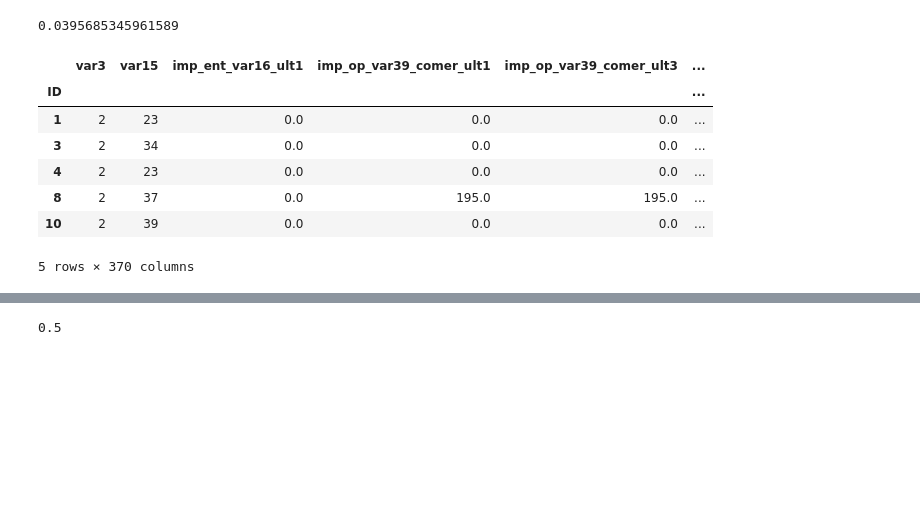
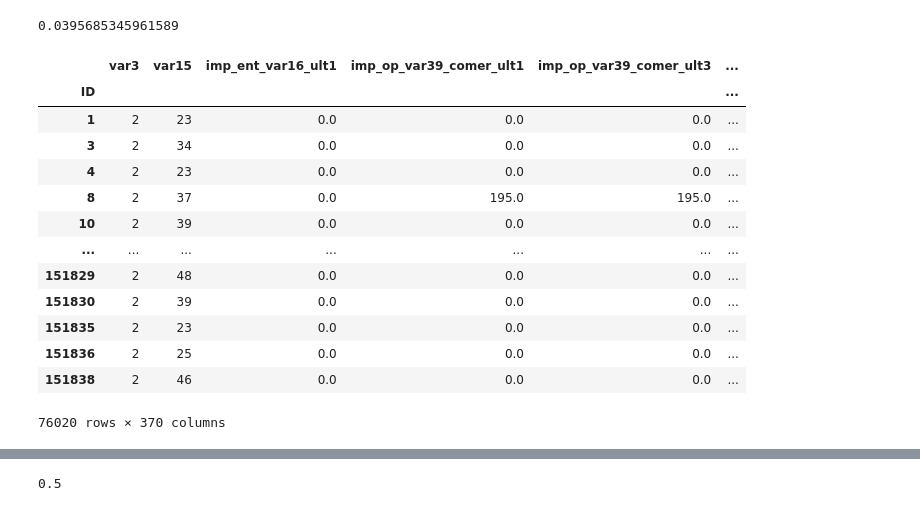
Before and after one commit to eliassantannaramos/Project3_Santander_Satisfaction, a Jupyter notebook: Main.ipynb, the cells around one changed output, grey strips where cells are left out. Saved outputs shown, nothing was run; the diff lists cells and outputs as text; code cells hidden in the pictures; blank space fills up the shorter version.

```diff
--- a/Main.ipynb
+++ b/Main.ipynb
@@ -49,17 +57,25 @@ Num_sat=int(df.iloc[1])
 df_train["TARGET"].mean()
 # %% [output]
 0.0395685345961589
-# %%
-df_train.head()
-# %% [output]
-|  | var3 | var15 | imp_ent_var16_ult1 | imp_op_var39_comer_ult1 | imp_op_var39_comer_ult3 | ... |
-| ID |  |  |  |  |  | ... |
-| 1 | 2 | 23 | 0.0 | 0.0 | 0.0 | ... |
-| 3 | 2 | 34 | 0.0 | 0.0 | 0.0 | ... |
-| 4 | 2 | 23 | 0.0 | 0.0 | 0.0 | ... |
-| 8 | 2 | 37 | 0.0 | 195.0 | 195.0 | ... |
-| 10 | 2 | 39 | 0.0 | 0.0 | 0.0 | ... |
-5 rows × 370 columns
+# %%
+#Moving ID to index, this way the column ID will be "removed" from the DataFrame
+df_train.index=df_train["ID"]
+df_train.drop("ID", axis=1)
+# %% [output]
+|  | var3 | var15 | imp_ent_var16_ult1 | imp_op_var39_comer_ult1 | imp_op_var39_comer_ult3 | ... |
+| ID |  |  |  |  |  | ... |
+| 1 | 2 | 23 | 0.0 | 0.0 | 0.0 | ... |
+| 3 | 2 | 34 | 0.0 | 0.0 | 0.0 | ... |
+| 4 | 2 | 23 | 0.0 | 0.0 | 0.0 | ... |
+| 8 | 2 | 37 | 0.0 | 195.0 | 195.0 | ... |
+| 10 | 2 | 39 | 0.0 | 0.0 | 0.0 | ... |
+| ... | ... | ... | ... | ... | ... | ... |
+| 151829 | 2 | 48 | 0.0 | 0.0 | 0.0 | ... |
+| 151830 | 2 | 39 | 0.0 | 0.0 | 0.0 | ... |
+| 151835 | 2 | 23 | 0.0 | 0.0 | 0.0 | ... |
+| 151836 | 2 | 25 | 0.0 | 0.0 | 0.0 | ... |
+| 151838 | 2 | 46 | 0.0 | 0.0 | 0.0 | ... |
+76020 rows × 370 columns
 # %%
 #Lista dos index com clientes satisfeitos e insatisfeitos
 Index_Sat=np.array(df_train.loc[df_train.TARGET>0].index)
```
Also changed, not shown: parts of 5 cells of this notebook.
